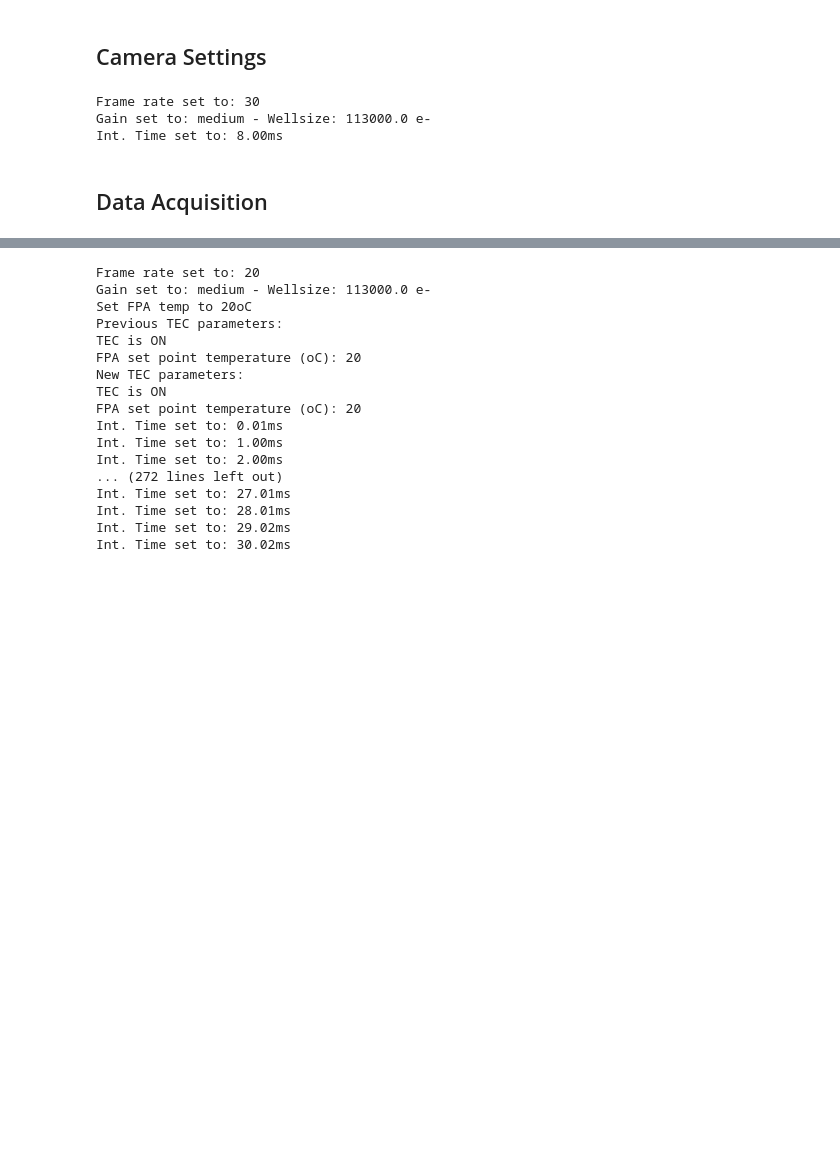
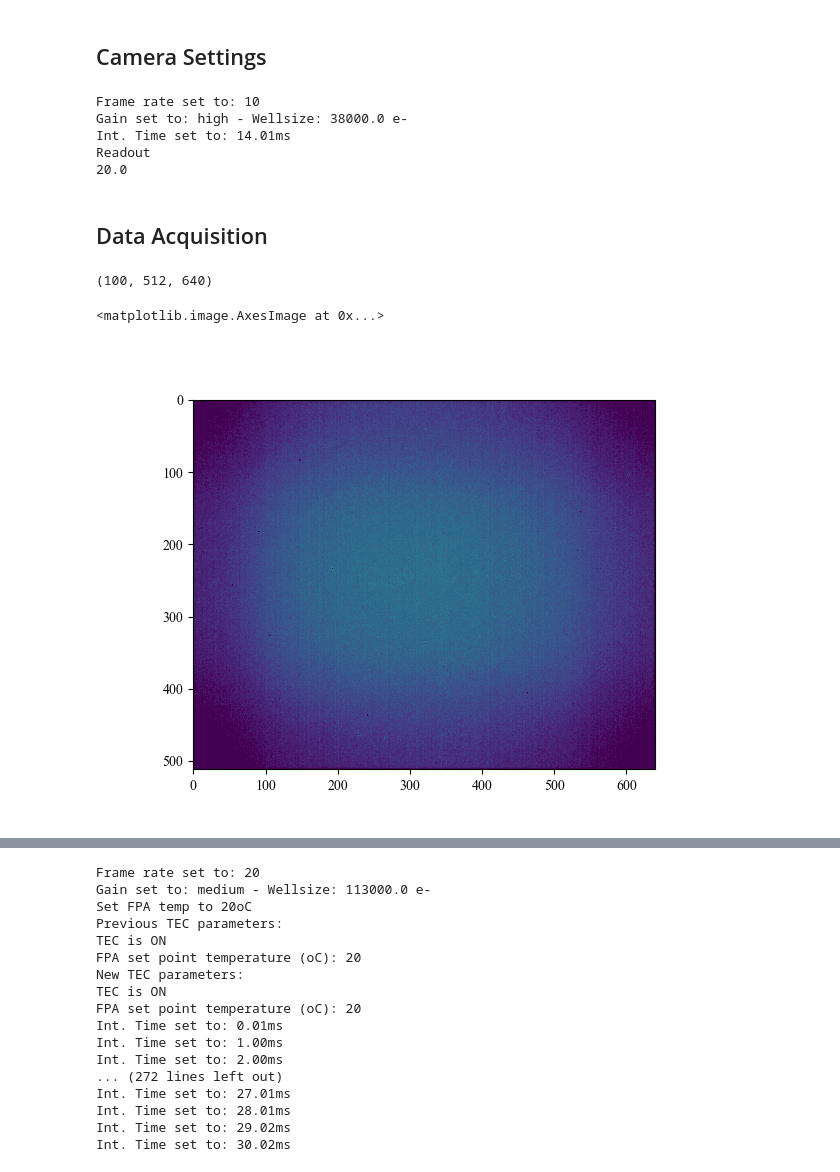
Before and after one commit to mattost14/Finis-Camera, a Jupyter notebook: flat_field/flat_field_calibration.ipynb, the cells around one changed output, grey strips where cells are left out. Saved outputs shown, nothing was run; the diff lists cells and outputs as text; code cells hidden in the pictures; blank space fills up the shorter version.

```diff
--- a/flat_field/flat_field_calibration.ipynb
+++ b/flat_field/flat_field_calibration.ipynb
@@ -44,9 +45,9 @@ cameraFolder = cam.name
 # %% [markdown]
 ## Camera Settings
 # %%
-fps = 30
-gain = "medium"
-intTime_ms = 8
+fps = 10
+gain = "high"
+intTime_ms = 14
 
 # ATENTION: The FPS needs to be set before the gain, because it always shift to low gain
 ### Set FPS ###
@@ -55,10 +56,16 @@ cam.setFPS(fps)
 cam.setSensorGain(gain)
 # Set Integration Time
 cam.setIntTime(intTime_ms)
+# Print the Priority
+print(cam.getPriority())
+# Read FPA set point temp
+print(cam.getFPAtemp())
 # %% [output]
-Frame rate set to: 30
-Gain set to: medium - Wellsize: 113000.0 e-
-Int. Time set to: 8.00ms
+Frame rate set to: 10
+Gain set to: high - Wellsize: 38000.0 e-
+Int. Time set to: 14.01ms
+Readout
+20.0
 # %% [markdown]
 ## Data Acquisition
 # %%
@@ -80,3 +87,11 @@ imwrite(outputDir+f'ff_std.tif', ff_std)
+# %%
+print(ff_stack.shape)
+plt.figure()
+plt.imshow(ff_stack[0,:,:], vmin=np.max(ff_mean)*.65, vmax=np.max(ff_mean))
+# %% [output]
+(100, 512, 640)
+<matplotlib.image.AxesImage at 0x...>
+[figure, added]
 # %%
 ## Plot Field
 
```
Also changed, not shown: parts of 3 cells of this notebook, 10 other files.
